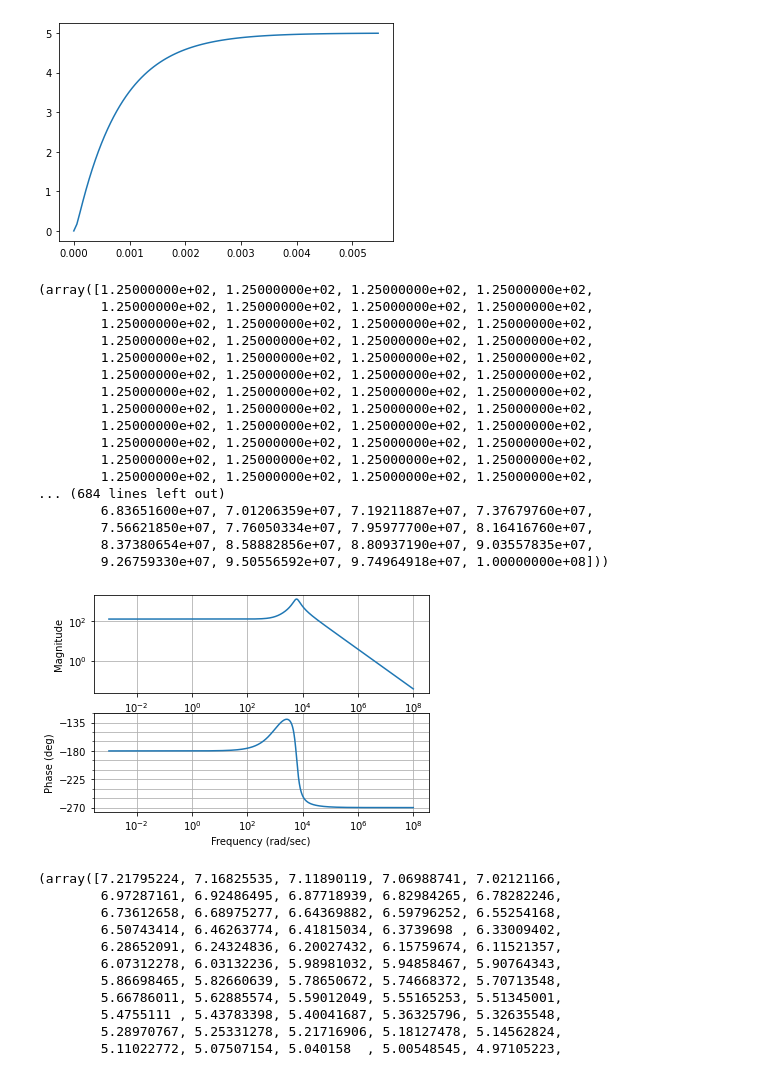
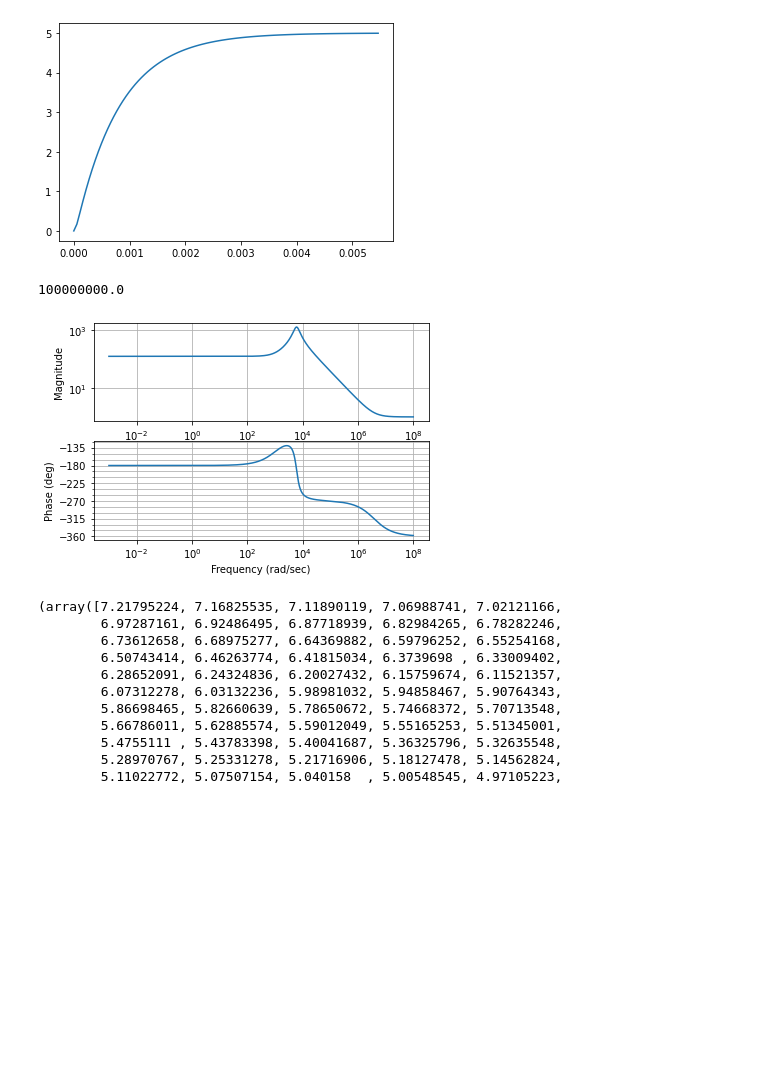
Before and after one commit to akswnd98/compensator, a Jupyter notebook: note.ipynb, the cells around one changed output. Cells and saved outputs as stored; diff of their text form; code cells hidden in the pictures; blank space fills up the shorter version.

```diff
--- a/note.ipynb
+++ b/note.ipynb
@@ -64,40 +64,35 @@ plt.plot(t, y)
 [<matplotlib.lines.Line2D at 0x...>]
 [figure]
 # %%
+# 0db 주파수 구하기
+
 %matplotlib inline
 
 import numpy as np
 import matplotlib.pyplot as plt
 import control as co
 
 R, L, C = 100, 0.00033, 0.0000033
 D = 0.8
 Vin = 5
 Vof = Vin / (1 - D)
 ILf = Vof / 2
 
-G = co.tf([-ILf * L, -(1 - D) * Vof], [L * C, L / R, (1 - D) ** 2])
+G = co.tf([1], [1]) + co.tf([-ILf * L, -(1 - D) * Vof], [L * C, L / R, (1 - D) ** 2])
 
-co.bode(G, omega=np.logspace(-3, 8, 1000))
+mag, phase, omega = co.bode(G, omega=np.logspace(-3, 8, 1000))
+
+M_margin_min = 1e15
+w_0db = -1
+for M, phi, w in zip(mag, phase, omega):
+  if np.abs(M - 1) < M_margin_min:
+    M_margin_min = abs(M - 1)
+    w_0db = w
+
+print(w_0db)
 # %% [output]
-(array([1.25000000e+02, 1.25000000e+02, 1.25000000e+02, 1.25000000e+02,
-        1.25000000e+02, 1.25000000e+02, 1.25000000e+02, 1.25000000e+02,
-        1.25000000e+02, 1.25000000e+02, 1.25000000e+02, 1.25000000e+02,
-        1.25000000e+02, 1.25000000e+02, 1.25000000e+02, 1.25000000e+02,
-        1.25000000e+02, 1.25000000e+02, 1.25000000e+02, 1.25000000e+02,
-        1.25000000e+02, 1.25000000e+02, 1.25000000e+02, 1.25000000e+02,
-        1.25000000e+02, 1.25000000e+02, 1.25000000e+02, 1.25000000e+02,
-        1.25000000e+02, 1.25000000e+02, 1.25000000e+02, 1.25000000e+02,
-        1.25000000e+02, 1.25000000e+02, 1.25000000e+02, 1.25000000e+02,
-        1.25000000e+02, 1.25000000e+02, 1.25000000e+02, 1.25000000e+02,
-        1.25000000e+02, 1.25000000e+02, 1.25000000e+02, 1.25000000e+02,
-        1.25000000e+02, 1.25000000e+02, 1.25000000e+02, 1.25000000e+02,
-... (684 lines left out)
-        6.83651600e+07, 7.01206359e+07, 7.19211887e+07, 7.37679760e+07,
-        7.56621850e+07, 7.76050334e+07, 7.95977700e+07, 8.16416760e+07,
-        8.37380654e+07, 8.58882856e+07, 8.80937190e+07, 9.03557835e+07,
-        9.26759330e+07, 9.50556592e+07, 9.74964918e+07, 1.00000000e+08]))
+100000000.0
-[figure, old version]
+[figure, new version]
 # %%
 %matplotlib inline
 
```
Also changed, not shown: parts of 1 cell of this notebook.
